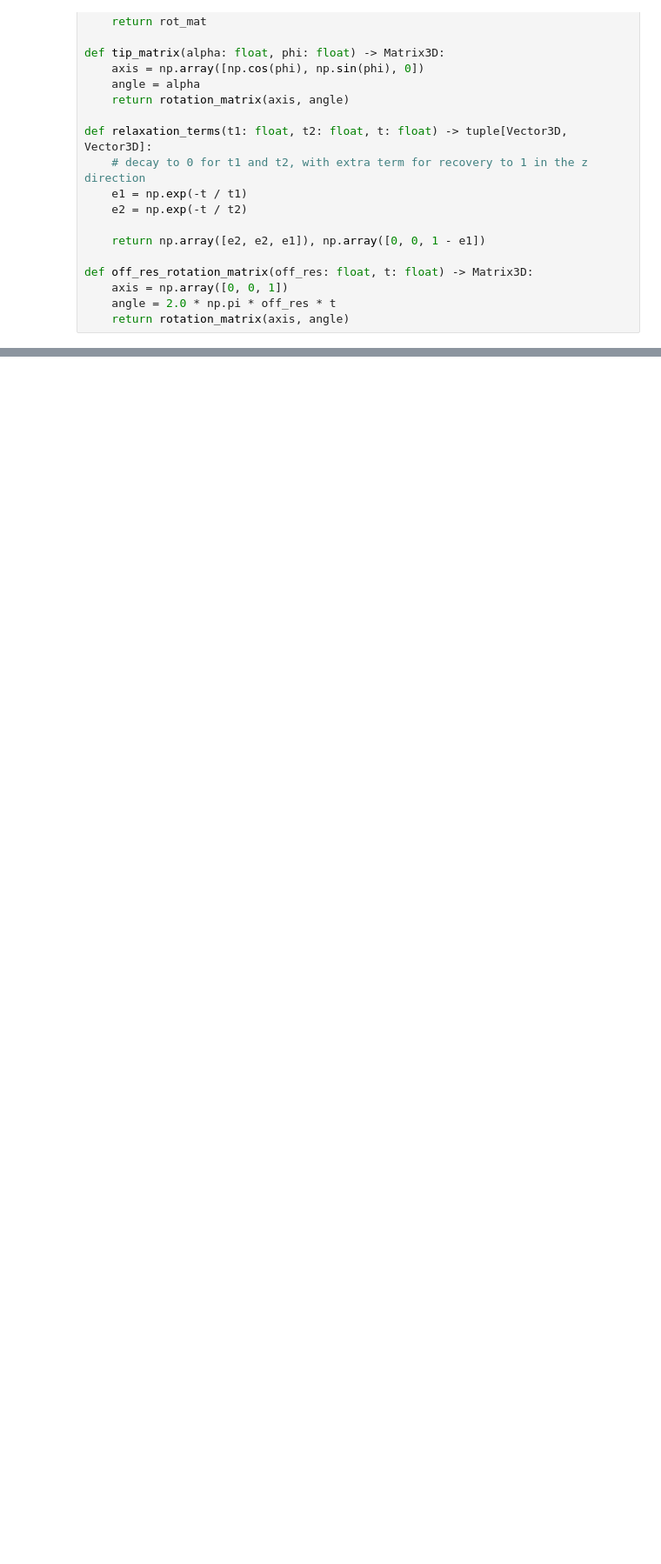
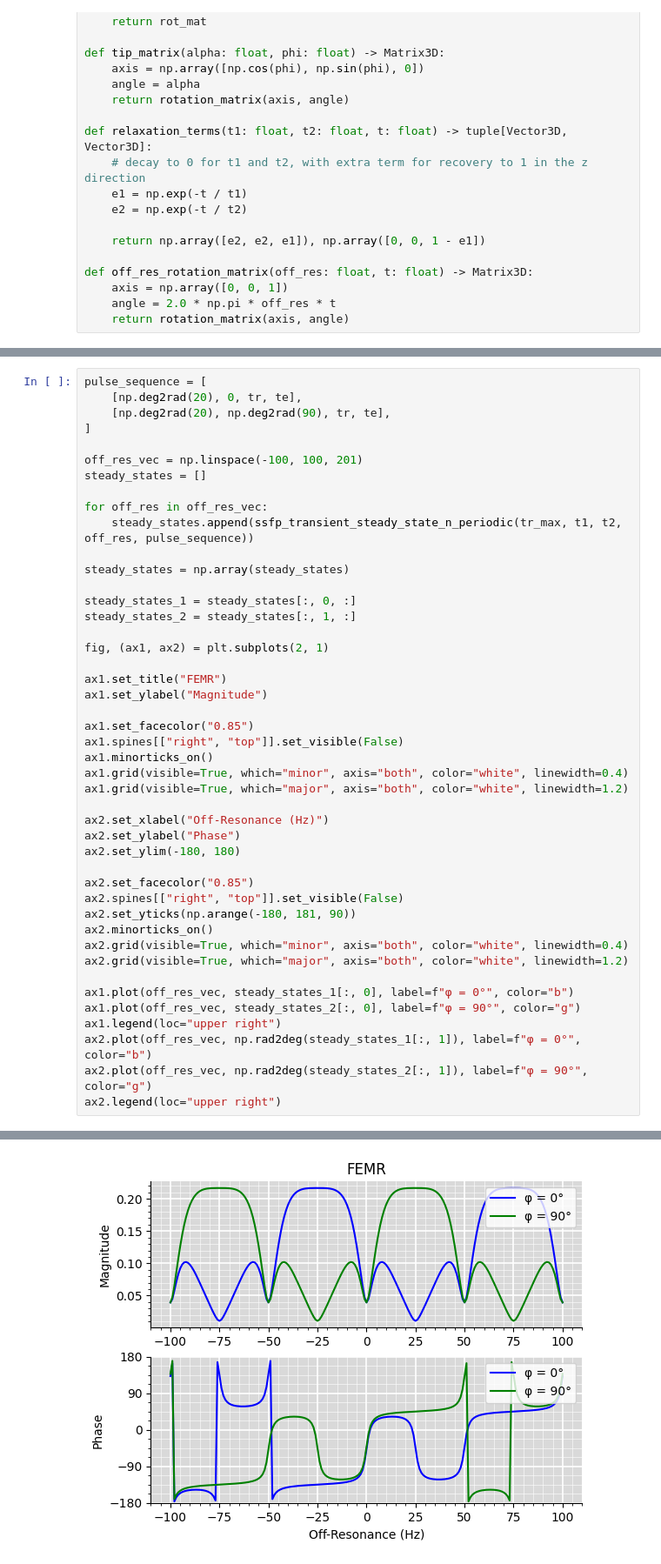
Before and after one commit to CyrusAlbright/mri, a Jupyter notebook: workbook.ipynb, the cells around one changed output, grey strips where cells are left out. Shown at 87% size. Drawn from its saved outputs; the diff is of its cells as text; blank space fills up the shorter version.

Commit message:
N-periodic implementation

```diff
--- a/workbook.ipynb
+++ b/workbook.ipynb
@@ -161,0 +212,46 @@ ax2.legend(loc="upper right")
+# %%
+pulse_sequence = [
+	[np.deg2rad(20), 0, tr, te],
+	[np.deg2rad(20), np.deg2rad(90), tr, te],
+]
+
+off_res_vec = np.linspace(-100, 100, 201)
+steady_states = []
+
+for off_res in off_res_vec:
+	steady_states.append(ssfp_transient_steady_state_n_periodic(tr_max, t1, t2, off_res, pulse_sequence))
+
+steady_states = np.array(steady_states)
+
+steady_states_1 = steady_states[:, 0, :]
+steady_states_2 = steady_states[:, 1, :]
+
+fig, (ax1, ax2) = plt.subplots(2, 1)
+
+ax1.set_title("FEMR")
+ax1.set_ylabel("Magnitude")
+
+ax1.set_facecolor("0.85")
+ax1.spines[["right", "top"]].set_visible(False)
+ax1.minorticks_on()
+ax1.grid(visible=True, which="minor", axis="both", color="white", linewidth=0.4)
+ax1.grid(visible=True, which="major", axis="both", color="white", linewidth=1.2)
+
+ax2.set_xlabel("Off-Resonance (Hz)")
+ax2.set_ylabel("Phase")
+ax2.set_ylim(-180, 180)
+
+ax2.set_facecolor("0.85")
+ax2.spines[["right", "top"]].set_visible(False)
+ax2.set_yticks(np.arange(-180, 181, 90))
+ax2.minorticks_on()
+ax2.grid(visible=True, which="minor", axis="both", color="white", linewidth=0.4)
+ax2.grid(visible=True, which="major", axis="both", color="white", linewidth=1.2)
+
+ax1.plot(off_res_vec, steady_states_1[:, 0], label=f"φ = 0°", color="b")
+ax1.plot(off_res_vec, steady_states_2[:, 0], label=f"φ = 90°", color="g")
+ax1.legend(loc="upper right")
+ax2.plot(off_res_vec, np.rad2deg(steady_states_1[:, 1]), label=f"φ = 0°", color="b")
+ax2.plot(off_res_vec, np.rad2deg(steady_states_2[:, 1]), label=f"φ = 90°", color="g")
+ax2.legend(loc="upper right")
+# %% [output]
@@ -161,0 +259 @@ ax2.legend(loc="upper right")
+[figure, added]
```
Also changed, not shown: parts of 7 cells of this notebook.
